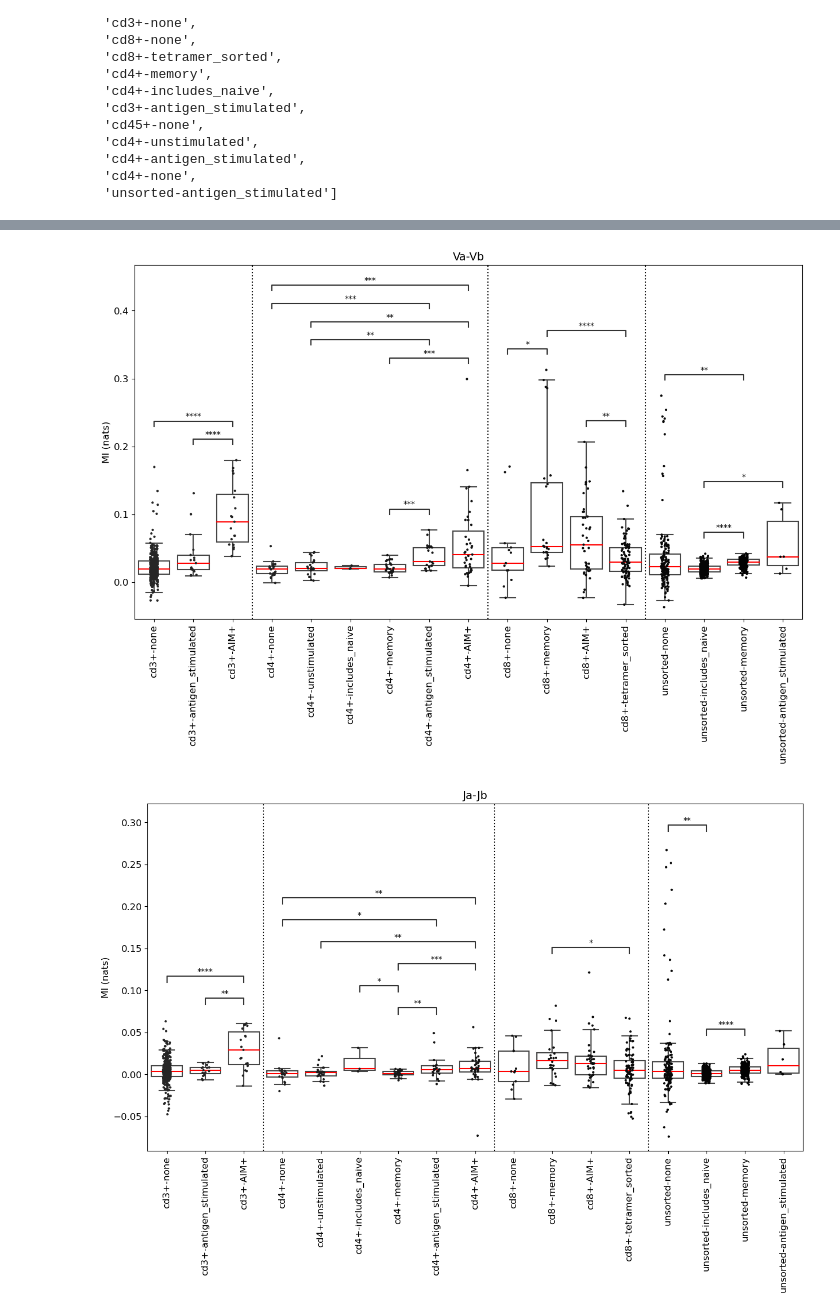
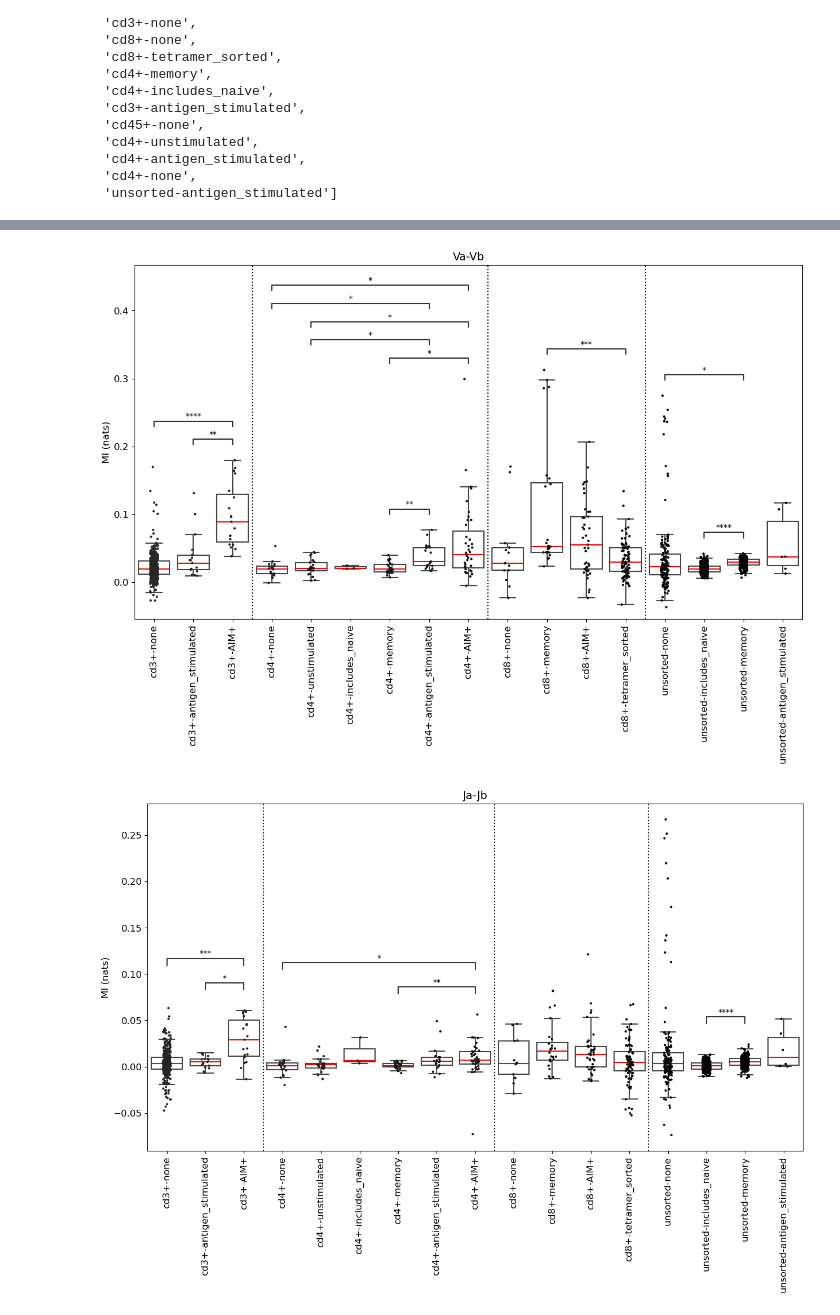
Before and after one commit to mm523/TCRab-pairing, a Jupyter notebook: totalMI/OTS_plot_results.ipynb, the cells around one changed output, grey strips where cells are left out. Saved outputs shown, nothing was run; the diff lists cells and outputs as text; code cells hidden in the pictures.

```diff
--- a/totalMI/OTS_plot_results.ipynb
+++ b/totalMI/OTS_plot_results.ipynb
@@ -178,3 +178,32 @@ var_pairs = [
     ("Va", "Vb"),
     ("Ja", "Jb")
 ]
+# %%
+no_subtype = estimatedMI.loc[(estimatedMI['TSubtype-simplified'] == 'none') & (estimatedMI['TSource-simplified'] != 'unclear')]
+
+vars = no_subtype[['var1','var2']].drop_duplicates()
+
+f, ax = plt.subplots(figsize = (10,5), ncols = 3)
+axs = ax.ravel()
+
+for j, (var1, var2) in enumerate(var_pairs):
+
+    X = no_subtype.loc[(no_subtype['var1'] == var1) & (no_subtype['var2'] == var2)].copy()
+
+    order = sorted(X['TSource-simplified'].unique().tolist())
+    pairs = [(x,y) for x, y in combinations(order, 2)]
+    print(pairs)
+
+
+    ax1 = sns.stripplot(X, y = 'real_MI', x = 'TSource-simplified', order=order,
+                    palette = 'dark:k', size = 3, ax=axs[j])
+    sns.boxplot(X, y = 'real_MI', x = 'TSource-simplified', order=order,
+                showfliers = False, boxprops=dict(facecolor='None'), medianprops={"color": "red"}, ax=axs[j])
+    annotator = Annotator(axs[j], pairs, data = X, y = 'real_MI', x = 'TSource-simplified', order=order)
+    annotator.configure(test='Mann-Whitney', text_format='star', loc='inside',
+                        comparisons_correction='Bonferroni', hide_non_significant = True, verbose=0)
+    annotator.apply_and_annotate()
+    axs[j].set_xticklabels(axs[j].get_xticklabels(), rotation = 90)
+    axs[j].set_title(var1 + '-' + var2)
+plt.tight_layout()
+plt.show()
@@ -222,6 +256,8 @@ estimatedMI['TypeSubtype'].unique().tolist()
  'unsorted-antigen_stimulated']
 # %%
 vars = estimatedMI[['var1','var2']].drop_duplicates()
+
+tsource_results = {}
 
 for j, (var1, var2) in enumerate(var_pairs):
 
@@ -230,6 +266,7 @@ for j, (var1, var2) in enumerate(var_pairs):
 
     repeated_source = X[['TSource-simplified', 'TSubtype-simplified']].drop_duplicates()['TSource-simplified'].value_counts().loc[X[['TSource-simplified', 'TSubtype-simplified']].drop_duplicates()['TSource-simplified'].value_counts() > 1].index
     X = X.loc[X['TSource-simplified'].isin(repeated_source)]
+    tsource_results[(var1, var2)] = X
 
     order = X['SourceSubtype'].cat.categories.tolist()
     sources = sorted(X['TSource-simplified'].unique().tolist())
@@ -271,10 +308,13 @@ for j, (var1, var2) in enumerate(var_pairs):
 # %%
+tsubtype_results = {}
+
 for i, (var1, var2) in enumerate(var_pairs):
 
     X = estimatedMI.loc[(estimatedMI['var1'] == var1) & (estimatedMI['var2'] == var2)].copy()
 
     repeated_types = X[['TType', 'TSubtype-simplified']].drop_duplicates()['TType'].value_counts().loc[X[['TType', 'TSubtype-simplified']].drop_duplicates()['TType'].value_counts() > 1].index
     X = X.loc[X['TType'].isin(repeated_types)]
+    tsubtype_results[(var1, var2)] = X
 
     order = X['TypeSubtype'].cat.categories.tolist()
     sources = sorted(X['TType'].unique().tolist())
@@ -293,7 +333,7 @@ for i, (var1, var2) in enumerate(var_pairs):
                 showfliers = False, boxprops=dict(facecolor='None'), medianprops={"color": "red"},)
     annotator = Annotator(ax, pairs, data = X, y = 'real_MI', x = 'TypeSubtype', order=order)
     annotator.configure(test='Mann-Whitney', text_format='star', loc='inside',
-                        comparisons_correction='BH', hide_non_significant = True, verbose=0)
+                        comparisons_correction='Bonferroni', hide_non_significant = True, verbose=0)
     annotator.apply_and_annotate()
 
     ax.axvline(2.5, ls=':', c = 'k')
@@ -311,2 +351,2 @@ for i, (var1, var2) in enumerate(var_pairs):
-[figure, old version]
+[figure, new version]
-[figure, old version]
+[figure, new version]
```
Also changed, not shown: parts of 5 cells of this notebook, 19 other files.
